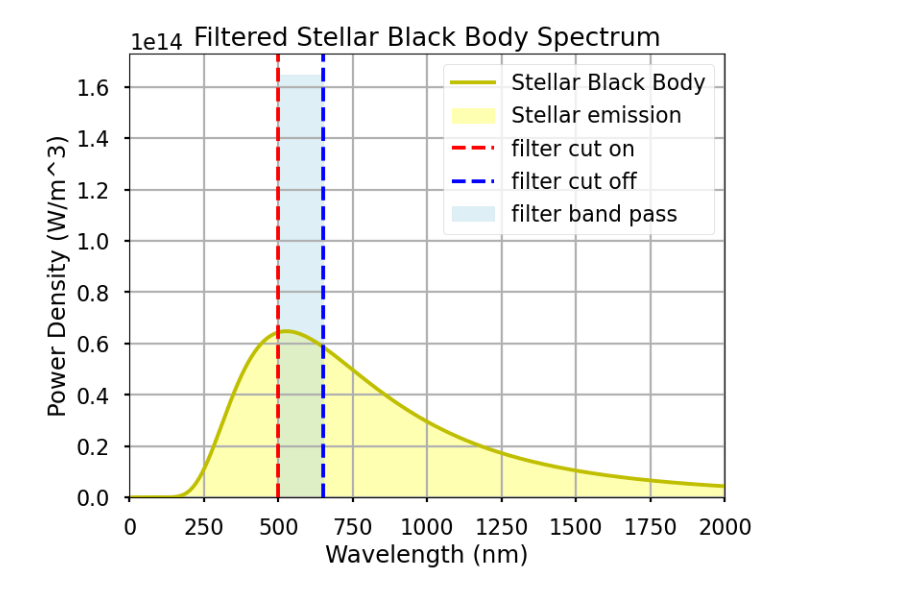
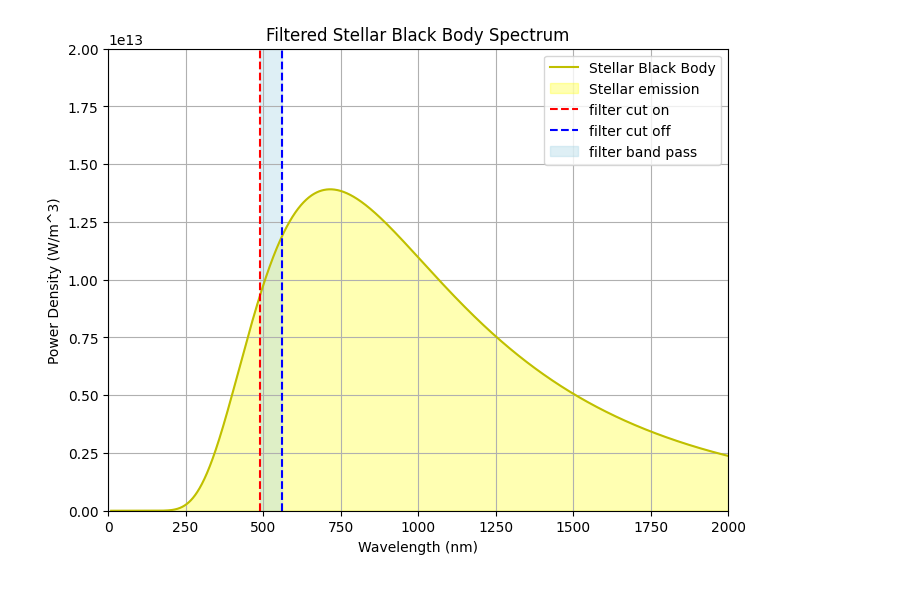
Before and after one commit to RJWier/Glenlea-ETC, a Jupyter notebook: EXPOSURE_TIME_CALCULATOR.ipynb, the cells around one changed output. Saved outputs shown, nothing was run; the diff lists cells and outputs as text; code cells hidden in the pictures.

```diff
--- a/EXPOSURE_TIME_CALCULATOR.ipynb
+++ b/EXPOSURE_TIME_CALCULATOR.ipynb
@@ -1,9 +1,10 @@
 # %%
 #importing matplotlib and applying seaborn style for plotting
 import matplotlib.pyplot as plt
-plt.style.use('seaborn-poster')
+plt.style.use('seaborn-v0_8-bright')
 import matplotlib.patches as patches
 import scipy
 import numpy as np
 import math
+from PIL import Image
 # %%
@@ -31,24 +33,24 @@ plate_scale = 0.75 #arcsec/pixel
 # %%
-#=====================FILTER PARAMETERS=====================
+#=====================FILTER PARAMETERS===================== Example: ASTRODON Gen2 'G' Filter
 
-filter_low = 500*1*10**(-9) #filter lower bound wavelength in meters
+filter_low = 490*1*10**(-9) #filter lower bound wavelength in meters
 filter_low_freq = scipy.constants.c/filter_low
 
-filter_high = 650*10**(-9) #filter upper bound wavelength in meters
+filter_high = 560*10**(-9) #filter upper bound wavelength in meters
 filter_high_freq = scipy.constants.c/filter_high
 
 filter_zero = 3781 #zero point flux for fitler, Jansky = 10^(-26) W/m^2/Hz
 filter_freq_band = filter_low_freq-filter_high_freq
 # %%
-#=====================TARGET PARAMETERS (Example: 16-LMi)=====================
+#=====================TARGET PARAMETERS===================== Example: 16-Lmi
 
 #Star is completely characterized by its temperature, distance and size
 #You can use other metrics to completely characterize it if these measurements are unavailable, however they are the most convenient to use
 
 star_dist = 1487.4 #Lightyears #1487.4
 star_dist_m = star_dist*9.461*10**15 #star distance in meters
-star_temp = 5500 #Temperature in Kelvin #6250
-star_dia_solar = 1 #solar diameters of star #2.3
+star_temp = 4043.85 #Temperature in Kelvin
+star_dia_solar = 67.08 #solar diameters of star #2.3
 star_dia = 1.3927*10**9*star_dia_solar #diameter in m of the star
 
 #NOT NEEDED:
@@ -89,35 +81,35 @@ c = scipy.constants.c
 T = star_temp
 
 #define the wavelenths of evaluation
 wl = np.linspace(1*10**(-8),5*10**(-6),10000) #compute wavelength bandpass
 wlnm = wl*10**9 #wavelengths in nm for plotting clarity
 
 P = ((2*np.pi*h*c**2)/(wl**5))*(1/(np.exp((h*c)/(wl*kB*T))-1))
 
 #plot the power density against wavelength
 #set x axis points in nm for readability
 
 
 plt.figure(figsize=(8, 6))
 plt.plot(wlnm, P, label='Stellar Black Body',color='y')
 plt.fill_between(wlnm, P, color = 'yellow', alpha = 0.3,label = 'Stellar emission')
 
 plt.axvline(x=filter_low*10**9, color='r', linestyle='--', label='filter cut on')
 plt.axvline(x=filter_high*10**9, color='b', linestyle='--', label='filter cut off')
 
 plt.fill_betweenx(y=np.linspace(min(P), max(P)+1*10**14), x1=filter_low*10**9, x2=filter_high*10**9, color='lightblue', alpha=0.4, label='filter band pass')
 
 plt.title('Filtered Stellar Black Body Spectrum')
 plt.xlabel('Wavelength (nm)')
 plt.ylabel('Power Density (W/m^3)')
 plt.xlim(0,2000)
-plt.ylim(0)
+plt.ylim(0,0.2*10**14)
 
 plt.legend()
 plt.grid(True)
 plt.show()
 # %% [output]
-[figure, old version]
+[figure, new version]
 # %%
 #INTEGRATE TO FIND ENTIRE STAR ENERGY, INTEGRATE OVER BAND PASS TO FIND PORTION OF INCOMING STAR EMERGY RECEIVED
 # %%
```
Also changed, not shown: parts of 16 cells of this notebook, 1 other file.
